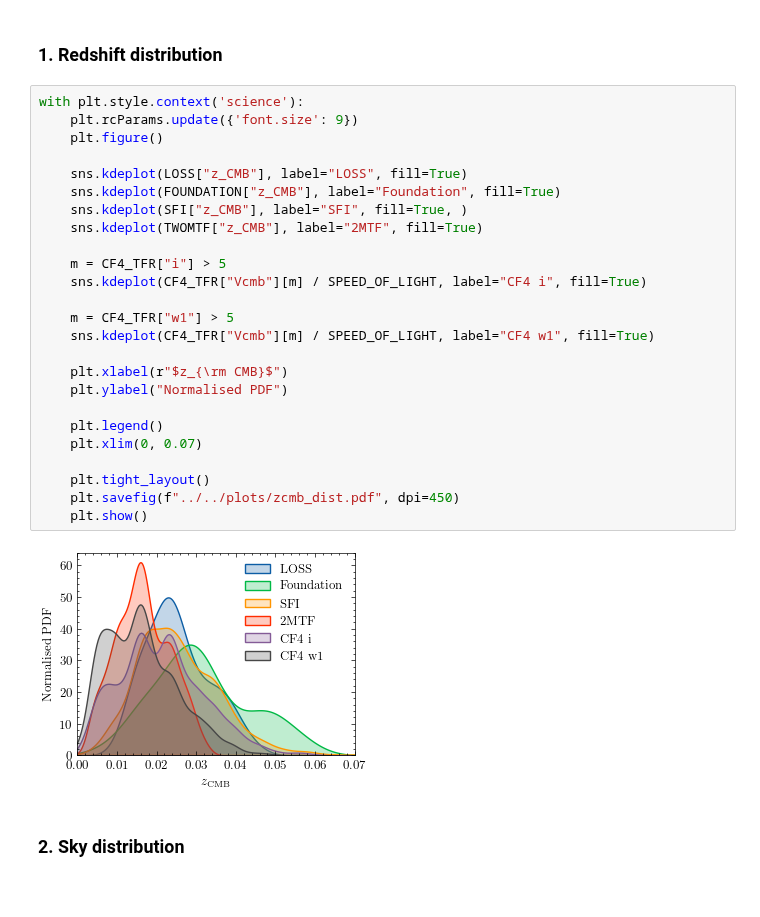
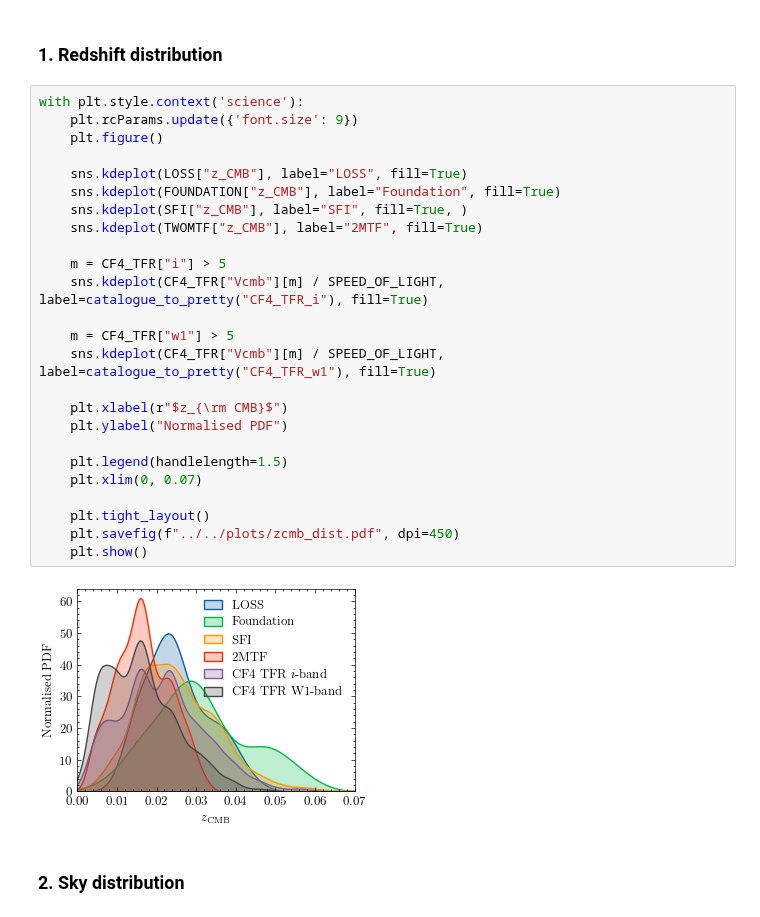
Before and after one commit to Richard-Sti/csiborgtools, a Jupyter notebook: notebooks/flow/PV_data.ipynb, the cells around one changed output. Cells and saved outputs as stored; diff of their text form.

```diff
--- a/notebooks/flow/PV_data.ipynb
+++ b/notebooks/flow/PV_data.ipynb
@@ -49,30 +49,30 @@ with File("/mnt/extraspace/rstiskalek/catalogs/PV/CF4/CF4_TF-distances.hdf5", 'r
 # %%
 with plt.style.context('science'):
     plt.rcParams.update({'font.size': 9})
     plt.figure()
 
     sns.kdeplot(LOSS["z_CMB"], label="LOSS", fill=True)
     sns.kdeplot(FOUNDATION["z_CMB"], label="Foundation", fill=True)
     sns.kdeplot(SFI["z_CMB"], label="SFI", fill=True, )
     sns.kdeplot(TWOMTF["z_CMB"], label="2MTF", fill=True)
 
     m = CF4_TFR["i"] > 5
-    sns.kdeplot(CF4_TFR["Vcmb"][m] / SPEED_OF_LIGHT, label="CF4 i", fill=True)
+    sns.kdeplot(CF4_TFR["Vcmb"][m] / SPEED_OF_LIGHT, label=catalogue_to_pretty("CF4_TFR_i"), fill=True)
 
     m = CF4_TFR["w1"] > 5
-    sns.kdeplot(CF4_TFR["Vcmb"][m] / SPEED_OF_LIGHT, label="CF4 w1", fill=True)
+    sns.kdeplot(CF4_TFR["Vcmb"][m] / SPEED_OF_LIGHT, label=catalogue_to_pretty("CF4_TFR_w1"), fill=True)
 
     plt.xlabel(r"$z_{\rm CMB}$")
     plt.ylabel("Normalised PDF")
 
-    plt.legend()
+    plt.legend(handlelength=1.5)
     plt.xlim(0, 0.07)
 
     plt.tight_layout()
     plt.savefig(f"../../plots/zcmb_dist.pdf", dpi=450)
     plt.show()
 # %% [output]
-[figure, old version]
+[figure, new version]
 # %% [markdown]
 ### 2. Sky distribution
 # %%
```
